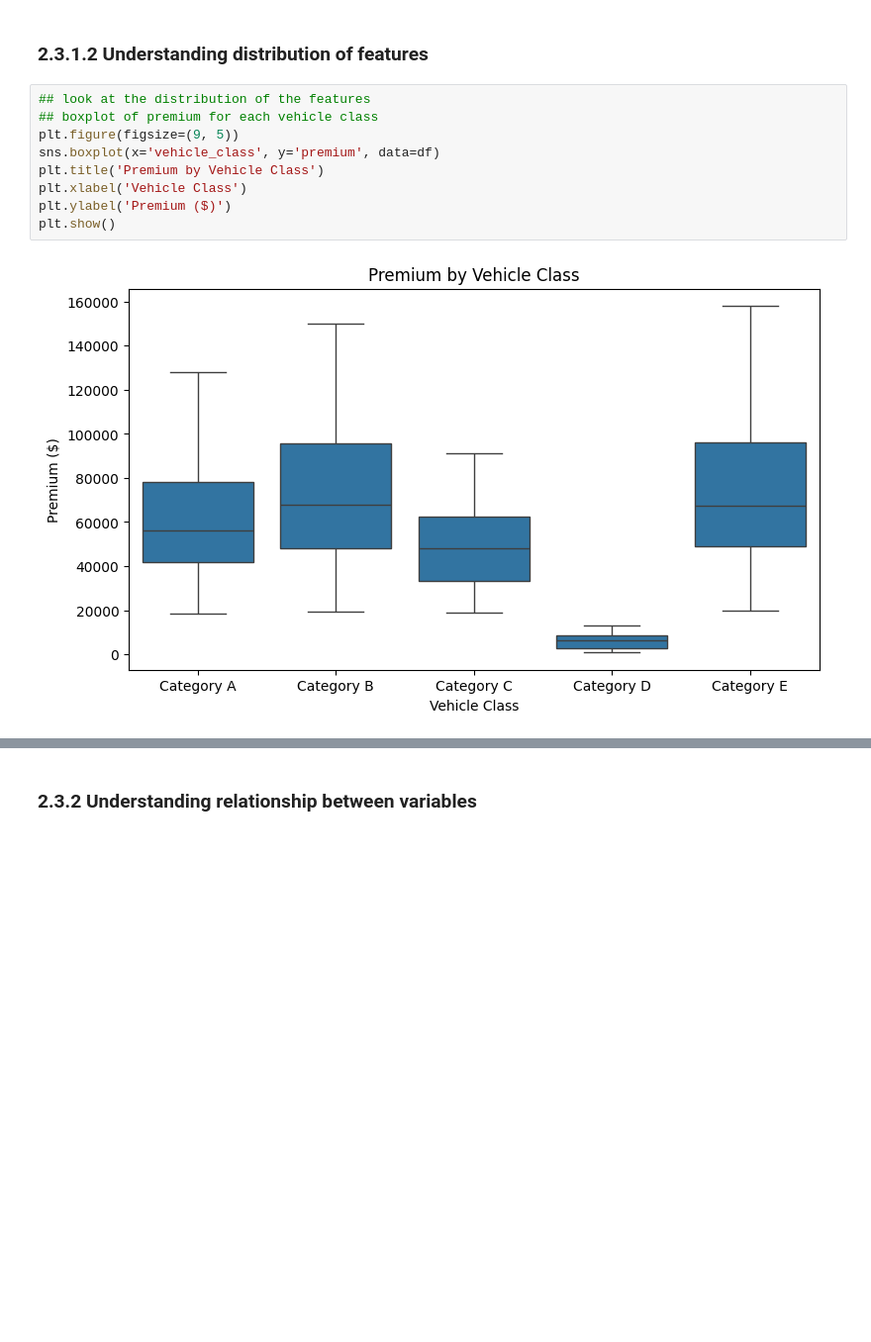
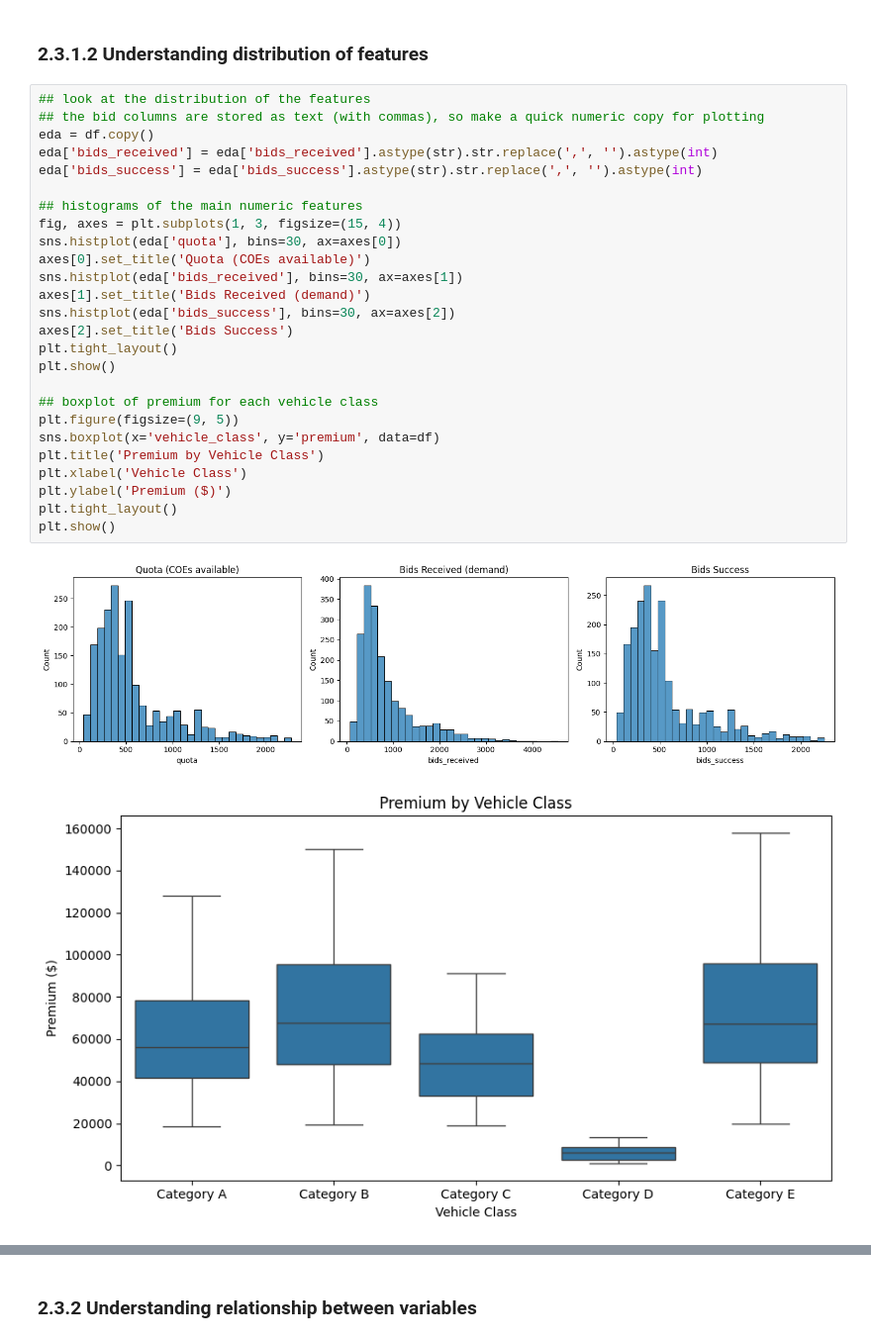
Before and after one commit to dinglberry444/mldp2026, a Jupyter notebook: MLDP Program Codes Submission Template.ipynb, the cells around one changed output, grey strips where cells are left out. Shown at 99% size. Cells and saved outputs as stored; diff of their text form; blank space fills up the shorter version.

```diff
--- a/MLDP Program Codes Submission Template.ipynb
+++ b/MLDP Program Codes Submission Template.ipynb
@@ -136,13 +137,31 @@ the premium is not a single normal bell curve, it looks spread out with more tha
 ### 2.3.1.2 Understanding distribution of features
 # %%
 ## look at the distribution of the features
+## the bid columns are stored as text (with commas), so make a quick numeric copy for plotting
+eda = df.copy()
+eda['bids_received'] = eda['bids_received'].astype(str).str.replace(',', '').astype(int)
+eda['bids_success'] = eda['bids_success'].astype(str).str.replace(',', '').astype(int)
+
+## histograms of the main numeric features
+fig, axes = plt.subplots(1, 3, figsize=(15, 4))
+sns.histplot(eda['quota'], bins=30, ax=axes[0])
+axes[0].set_title('Quota (COEs available)')
+sns.histplot(eda['bids_received'], bins=30, ax=axes[1])
+axes[1].set_title('Bids Received (demand)')
+sns.histplot(eda['bids_success'], bins=30, ax=axes[2])
+axes[2].set_title('Bids Success')
+plt.tight_layout()
+plt.show()
+
 ## boxplot of premium for each vehicle class
 plt.figure(figsize=(9, 5))
 sns.boxplot(x='vehicle_class', y='premium', data=df)
 plt.title('Premium by Vehicle Class')
 plt.xlabel('Vehicle Class')
 plt.ylabel('Premium ($)')
+plt.tight_layout()
 plt.show()
 # %% [output]
-[figure, old version]
+[figure, new version]
+[figure, added]
 # %% [markdown]
```
Also changed, not shown: parts of 12 cells of this notebook, 5 other files.
